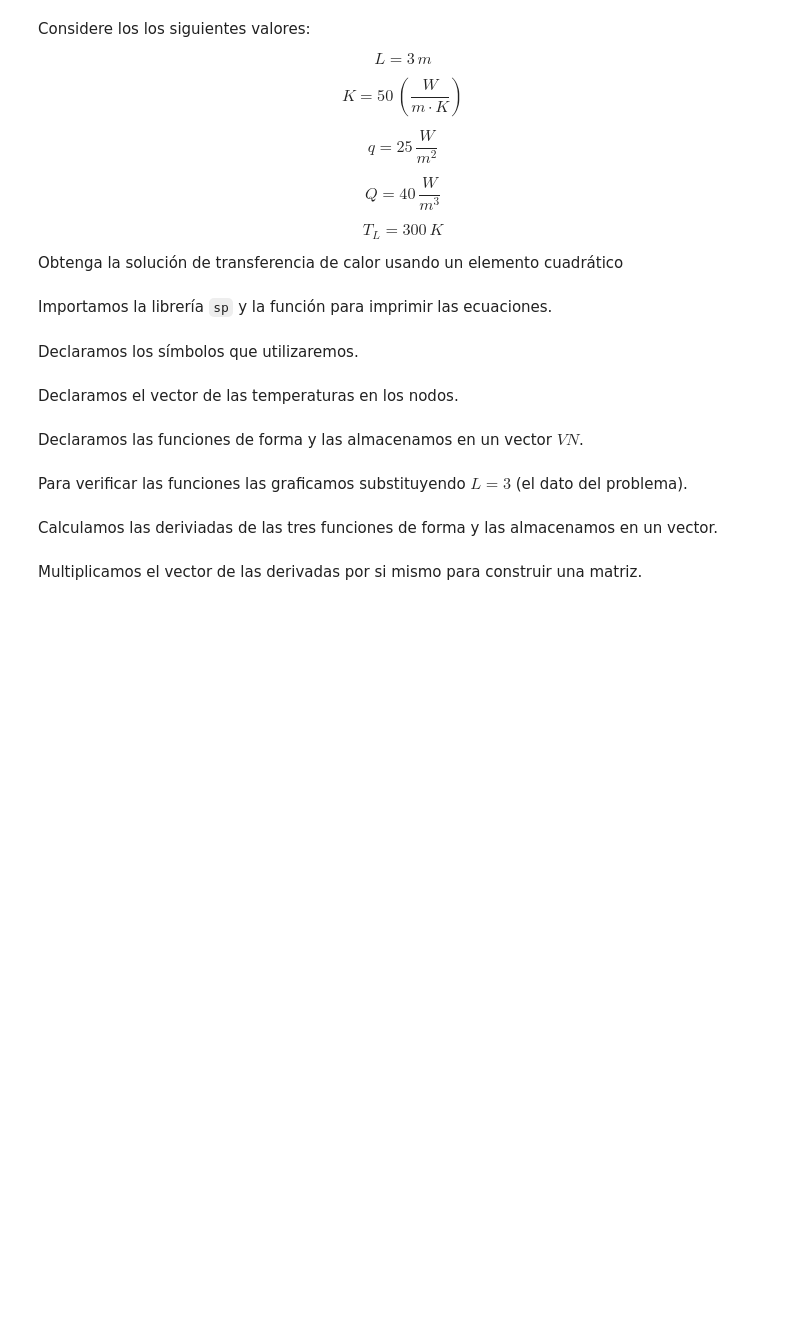
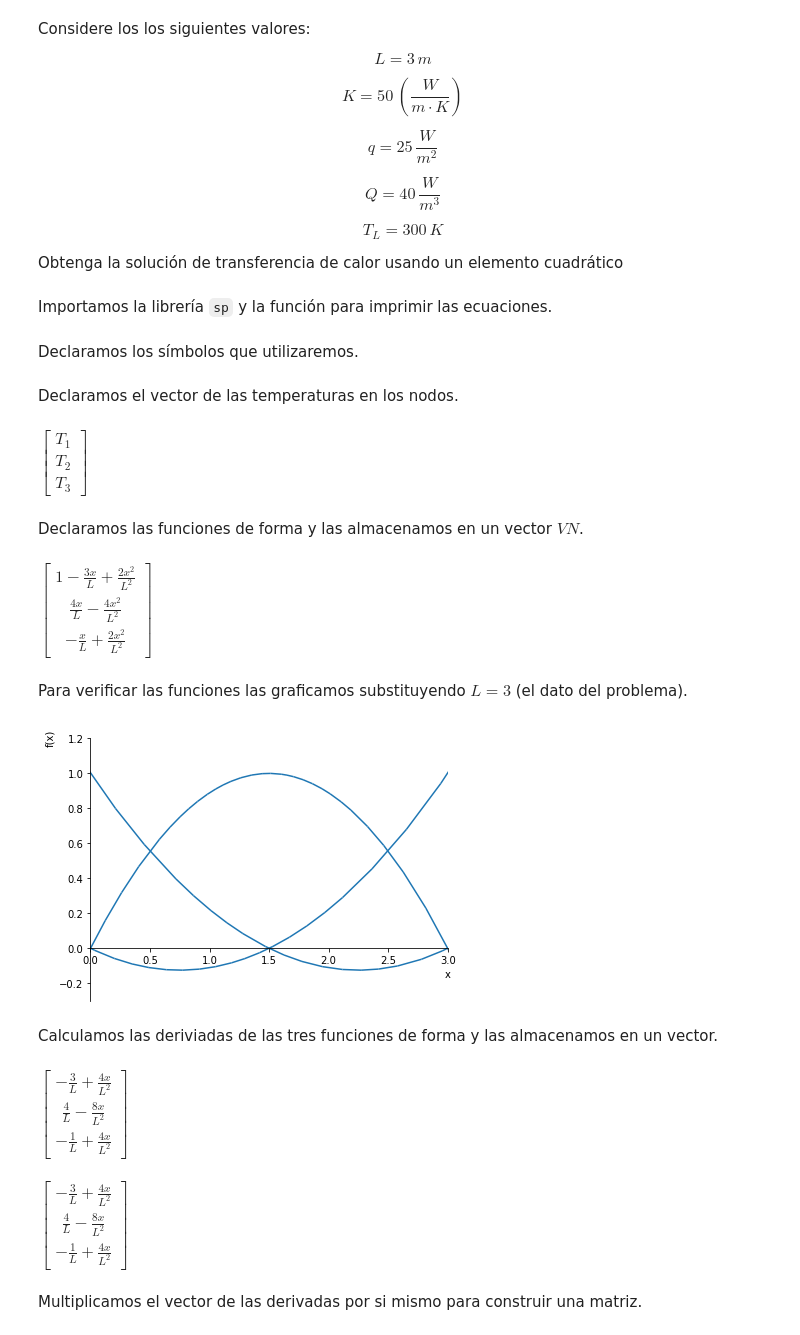
Before and after one commit to gdesirena/Elementos-Finitos, a Jupyter notebook: Modulo1/Capitulo-03/Sympy-Cuadratico-Ej-Problema.ipynb, the cells around one changed output. Cells and saved outputs as stored; diff of their text form; code cells hidden in the pictures; blank space fills up the shorter version.

```diff
--- a/Modulo1/Capitulo-03/Sympy-Cuadratico-Ej-Problema.ipynb
+++ b/Modulo1/Capitulo-03/Sympy-Cuadratico-Ej-Problema.ipynb
@@ -17,12 +20,46 @@ Importamos la librería `sp` y la función para imprimir las ecuaciones.
 # %% [markdown]
 Declaramos los símbolos que utilizaremos.
+# %%
+L, x, q, qL = sp.symbols('L, x, q, qL')
+T_1, T_2, T_3 = sp.symbols('T_1, T_2, T_3')
 # %% [markdown]
 Declaramos el vector de las temperaturas en los nodos.
+# %%
+T = sp.Matrix([T_1, T_2, T_3])
+T
+# %% [output]
+$\displaystyle \left[\begin{matrix}T_{1}\\T_{2}\\T_{3}\end{matrix}\right]$
 # %% [markdown]
 Declaramos las funciones de forma y las almacenamos en un vector $VN$.
+# %%
+N_1 = 1 - 3*x/L + 2*(x/L)**2
+N_2 = 4*x/L - 4*(x/L)**2
+N_3 = -x/L + 2*(x/L)**2
+# %%
+VN = sp.Matrix([N_1,N_2,N_3])
+VN
+# %% [output]
+$\displaystyle \left[\begin{matrix}1 - \frac{3 x}{L} + \frac{2 x^{2}}{L^{2}}\\\frac{4 x}{L} - \frac{4 x^{2}}{L^{2}}\\- \frac{x}{L} + \frac{2 x^{2}}{L^{2}}\end{matrix}\right]$
 # %% [markdown]
 Para verificar las funciones las graficamos substituyendo $L = 3$ (el dato del problema).
+# %%
+graph = sp.plot(N_1.subs(L,3), N_2.subs(L,3), N_3.subs(L,3), xlim=[0,3], ylim =[-0.3,1.2])
+# %% [output]
+[figure, added]
 # %% [markdown]
 Calculamos las deriviadas de las tres funciones de forma y las almacenamos en un vector.
+# %%
+dN_1 = sp.diff(N_1,x).expand()
+dN_2 = sp.diff(N_2,x).expand()
+dN_3 = sp.diff(N_3,x).expand()
+
+VdN = sp.Matrix([dN_1, dN_2, dN_3])
+VdN
+# %% [output]
+$\displaystyle \left[\begin{matrix}- \frac{3}{L} + \frac{4 x}{L^{2}}\\\frac{4}{L} - \frac{8 x}{L^{2}}\\- \frac{1}{L} + \frac{4 x}{L^{2}}\end{matrix}\right]$
+# %%
+pp(VdN)
+# %% [output]
+$\displaystyle \left[\begin{matrix}- \frac{3}{L} + \frac{4 x}{L^{2}}\\\frac{4}{L} - \frac{8 x}{L^{2}}\\- \frac{1}{L} + \frac{4 x}{L^{2}}\end{matrix}\right]$
 # %% [markdown]
 Multiplicamos el vector de las derivadas por si mismo para construir una matriz.
```
Also changed, not shown: parts of 16 cells of this notebook.
